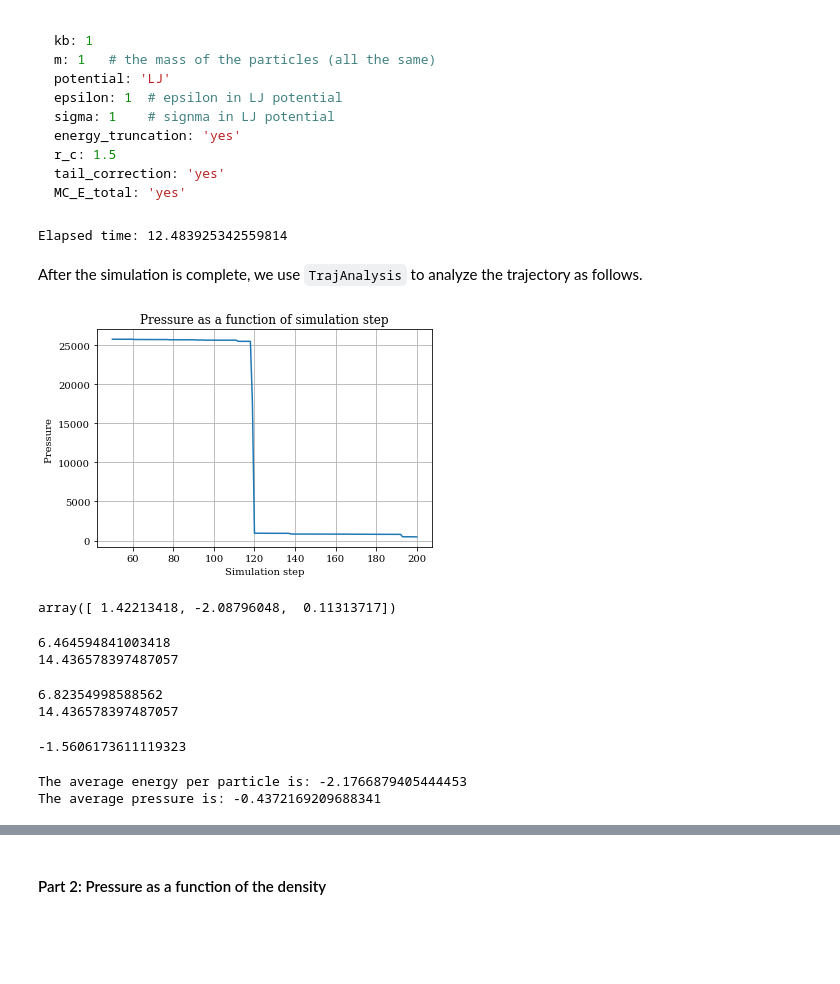
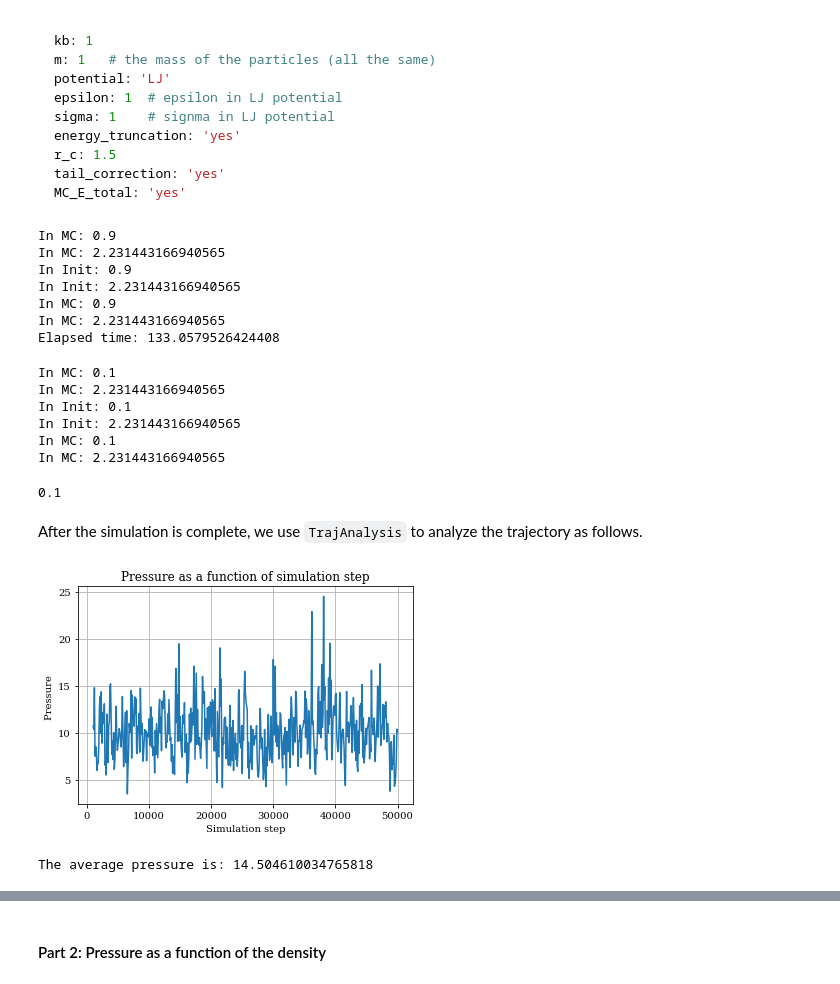
Before and after one commit to wehs7661/CompPhys, a Jupyter notebook: Exercises/Exercise_01.ipynb, the cells around one changed output, grey strips where cells are left out. Drawn from its saved outputs; the diff is of its cells as text; code cells hidden in the pictures; blank space fills up the shorter version.

```diff
--- a/Exercises/Exercise_01.ipynb
+++ b/Exercises/Exercise_01.ipynb
@@ -77,53 +77,45 @@ MC_E_total: 'yes'
 import time
 t1 = time.time()
 param = Initialization('Exercise_01.yml')
+param.rho = 0.9
 MC = MonteCarlo(param)
 MC.MC_E_total = 'no'
 MC.metropolis_algrtm(MC.coords)
 t2 = time.time()
 print('Elapsed time: %s' % (t2-t1))
 # %% [output]
-Elapsed time: 12.483925342559814
+In MC: 0.9
+In MC: 2.231443166940565
+In Init: 0.9
+In Init: 2.231443166940565
+In MC: 0.9
+In MC: 2.231443166940565
+Elapsed time: 133.0579526424408
+# %%
+param = Initialization('Exercise_01.yml')
+param.rho = 0.1
+MC = MonteCarlo(param)
+# %% [output]
+In MC: 0.1
+In MC: 2.231443166940565
+In Init: 0.1
+In Init: 2.231443166940565
+In MC: 0.1
+In MC: 2.231443166940565
+# %%
+MC.rho
+# %% [output]
+0.1
 # %% [markdown]
 After the simulation is complete, we use `TrajAnalysis` to analyze the trajectory as follows.
 # %%
 TA = TrajAnalysis(MC, 'Exercise_01_traj.yml')
 #TA.plot_2d(TA.E_total, 'Total energy')
-TA.plot_2d(TA.pressure, 'Pressure', 50)
+TA.plot_2d(TA.pressure, 'Pressure', 10)
 # %% [output]
-[figure, old version]
+[figure, new version]
-# %%
-MC.coords[1]
-# %% [output]
-array([ 1.42213418, -2.08796048,  0.11313717])
-# %%
-t1 = time.time()
-for i in range(1000000):
-    a = norm(MC.coords[1] - MC.coords[2])
-    a = a ** 2
-t2 = time.time()
-print(t2-t1)
-print(a)
-# %% [output]
-6.464594841003418
-14.436578397487057
-# %%
-t1 = time.time()
-for i in range(1000000):
-    a = np.sum(np.power(MC.coords[1] - MC.coords[2], 2))
-t2 = time.time()
-print(t2-t1)
-print(a)
-# %% [output]
-6.82354998588562
-14.436578397487057
-# %%
-np.dot(MC.coords[1], MC.coords[2])
-# %% [output]
--1.5606173611119323
 # %%
-print('The average energy per particle is: %s' % (np.mean(np.array(TA.E_total[18000:]) / TA.N_particles)))
-print('The average pressure is: %s' % (np.mean(TA.pressure[18000:])))
+#print('The average energy per particle is: %s' % (np.mean(np.array(TA.E_total[400:]) / TA.N_particles)))
+print('The average pressure is: %s' % (np.mean(TA.pressure[400:])))
 # %% [output]
-The average energy per particle is: -2.1766879405444453
-The average pressure is: -0.4372169209688341
+The average pressure is: 14.504610034765818
```
Also changed, not shown: parts of 10 cells of this notebook, 4 other files.
